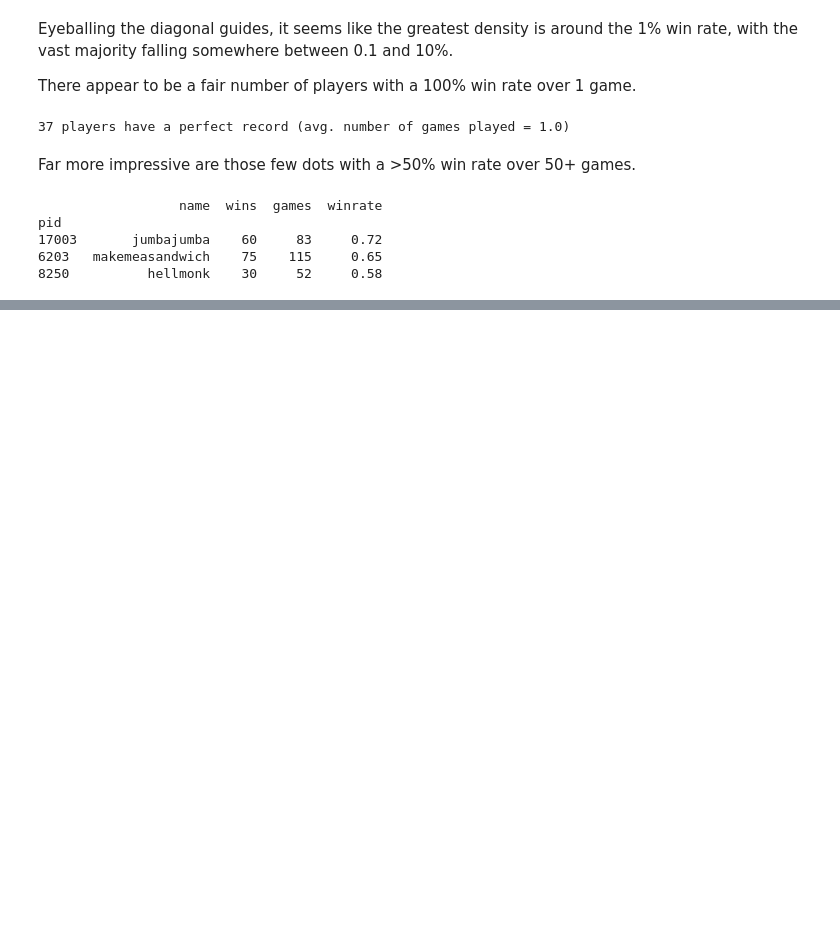
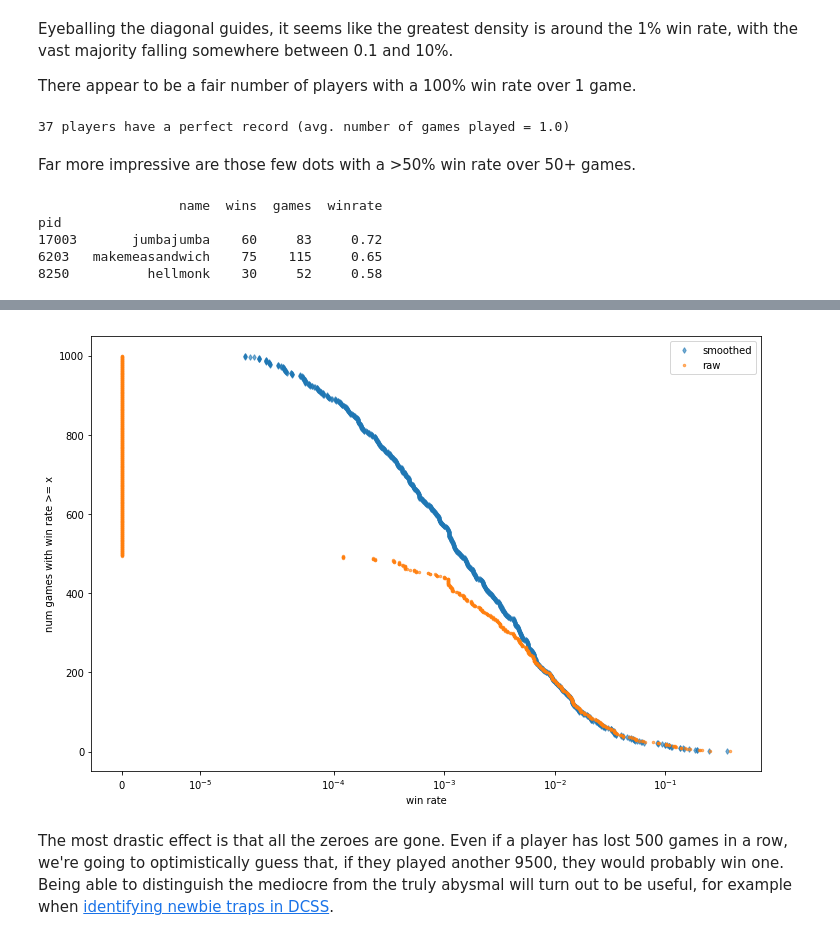
Before and after one commit to colinmorris/crawl-coroner, a Jupyter notebook: players_bp.ipynb, the cells around one changed output, grey strips where cells are left out. Saved outputs shown, nothing was run; the diff lists cells and outputs as text; code cells hidden in the pictures; blank space fills up the shorter version.

```diff
--- a/players_bp.ipynb
+++ b/players_bp.ipynb
@@ -541,0 +260,35 @@ As for underestimating high win rates, I'm not too worried. It could be a real p
+# %%
+fig, ax = plt.subplots(figsize=(12, 8))
+order = -1
+plot_kwargs = dict(lw=0, alpha=.6)
+n = 1000
+seed = 1337
+if n:
+    ax.plot(np.sort(g['wr'].sample(n, random_state=seed))[::order],
+            np.arange(n)+1,
+            label='smoothed', marker='d', ms=4,
+            **plot_kwargs
+           );
+    ax.plot(np.sort(g['raw winrate'].sample(n, random_state=seed))[::order],
+            np.arange(n)+1,
+            label='raw', marker='.', ms=5,
+            **plot_kwargs
+           );
+else:
+    ax.plot(np.sort(g['wr'])[::order], np.arange(len(g))+1, label='smoothed', ms=40, alpha=1,
+            **plot_kwargs
+           );
+    ax.plot(np.sort(g['raw winrate'])[::order], np.arange(len(g))+1, label='raw', ms=5, alpha=1,
+            **plot_kwargs
+           );
+xlin = g['wr'].min()
+#xlin = rwrpp[rwrpp > 0].min()
+ax.set_xscale('symlog', linthreshx=xlin)
+ax.set_xlabel('win rate')
+ax.set_ylabel('num games with win rate >= x')
+ax.legend();
+#ax.set_ylim(bottom=-10000);
+# %% [output]
+[figure, added]
+# %% [markdown]
+The most drastic effect is that all the zeroes are gone. Even if a player has lost 500 games in a row, we're going to optimistically guess that, if they played another 9500, they would probably win one. Being able to distinguish the mediocre from the truly abysmal will turn out to be useful, for example when [identifying newbie traps in DCSS](/blog/dcss_newbie_traps).
```
Also changed, not shown: parts of 28 cells of this notebook, 3 other files.
